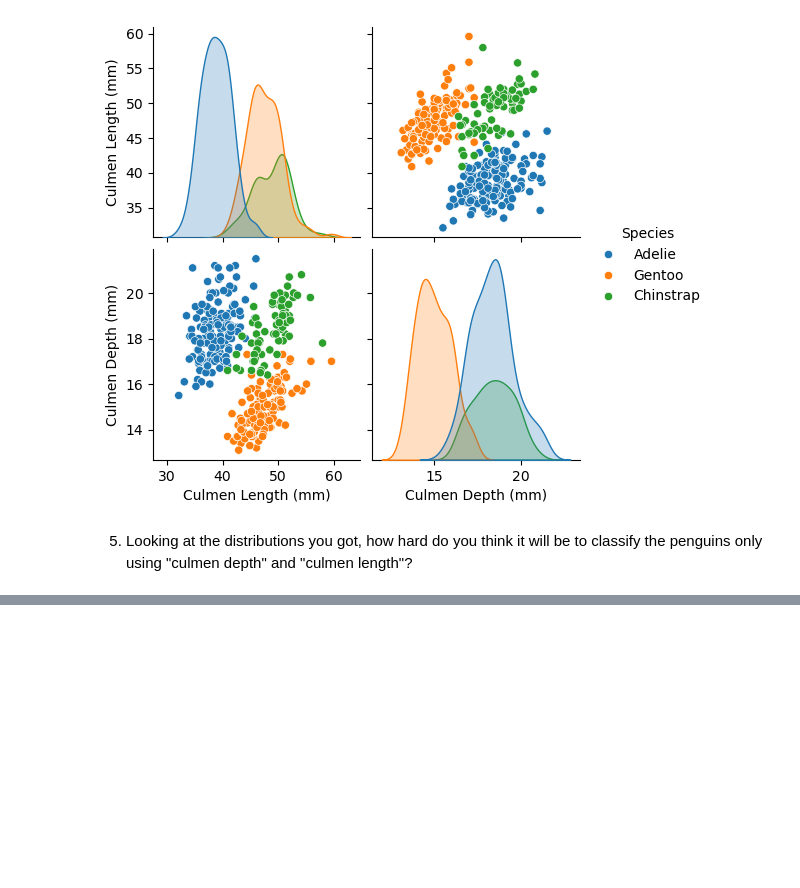
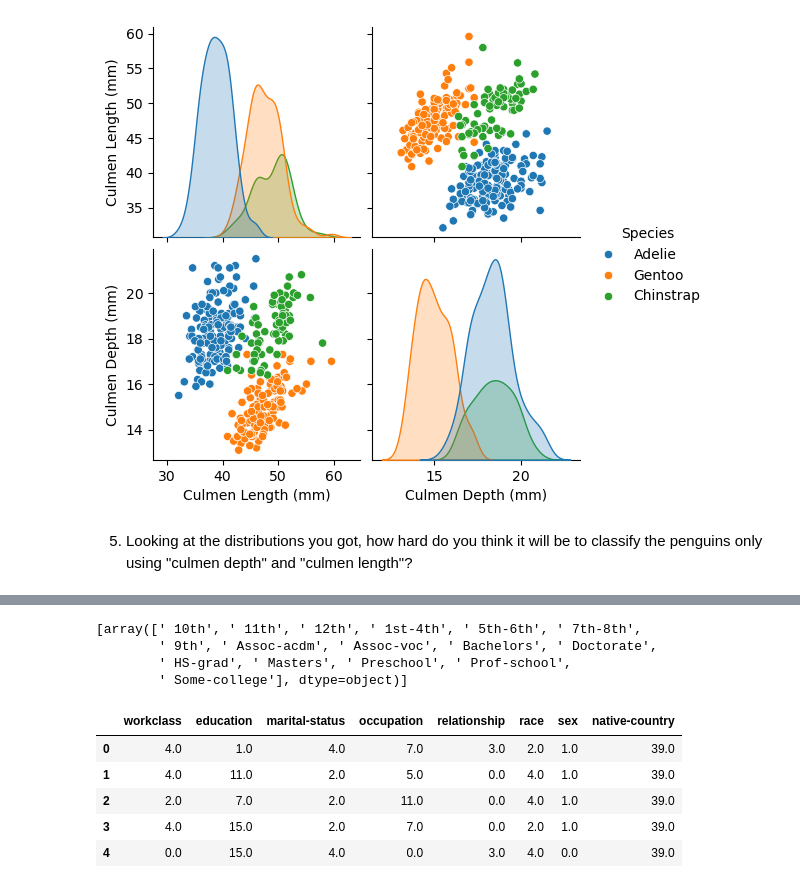
Before and after one commit to flavios-teaching/scikit-learn-mooc, a Jupyter notebook: teaching/test1.ipynb, the cells around one changed output, grey strips where cells are left out. Saved outputs shown, nothing was run; the diff lists cells and outputs as text; code cells hidden in the pictures; blank space fills up the shorter version.

```diff
--- a/teaching/test1.ipynb
+++ b/teaching/test1.ipynb
@@ -192,0 +270,9 @@ _ = sns.pairplot(penguins, hue="Species")
+# %%
+from sklearn.preprocessing import OrdinalEncoder
+
+education_colum = data_categorical[["education"]]
+
+encoder = OrdinalEncoder().set_output(transform="pandas")
+education_encoded = encoder.fit_transform(education_column)
+
+education_encoded
@@ -192,0 +293,18 @@ _ = sns.pairplot(penguins, hue="Species")
+# %%
+encoder.categories_
+# %% [output]
+[array([' 10th', ' 11th', ' 12th', ' 1st-4th', ' 5th-6th', ' 7th-8th',
+        ' 9th', ' Assoc-acdm', ' Assoc-voc', ' Bachelors', ' Doctorate',
+        ' HS-grad', ' Masters', ' Preschool', ' Prof-school',
+        ' Some-college'], dtype=object)]
+# %%
+data_encoded = encoder.fit_transform(data_categorical)
+# %%
+data_encoded[:5]
+# %% [output]
+|  | workclass | education | marital-status | occupation | relationship | race | sex | native-country |
+| 0 | 4.0 | 1.0 | 4.0 | 7.0 | 3.0 | 2.0 | 1.0 | 39.0 |
+| 1 | 4.0 | 11.0 | 2.0 | 5.0 | 0.0 | 4.0 | 1.0 | 39.0 |
+| 2 | 2.0 | 7.0 | 2.0 | 11.0 | 0.0 | 4.0 | 1.0 | 39.0 |
+| 3 | 4.0 | 15.0 | 2.0 | 7.0 | 0.0 | 2.0 | 1.0 | 39.0 |
+| 4 | 0.0 | 15.0 | 4.0 | 0.0 | 3.0 | 4.0 | 0.0 | 39.0 |
```
Also changed, not shown: parts of 22 cells of this notebook, 5 other files.
